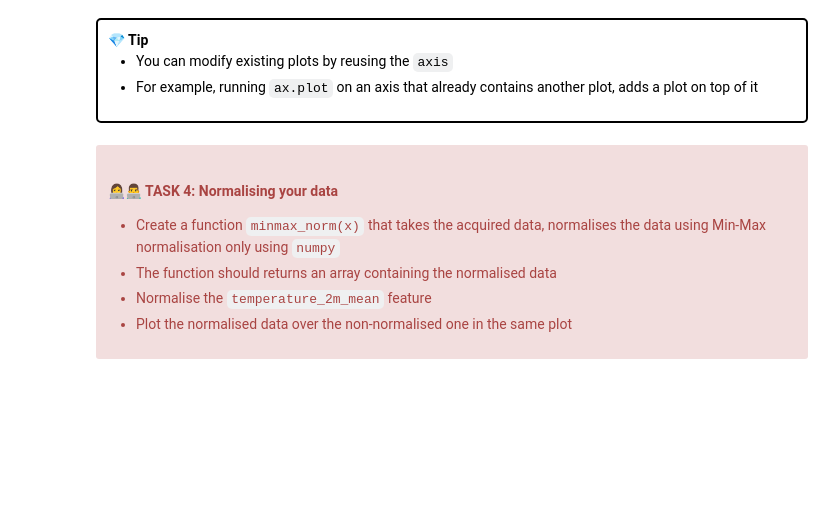
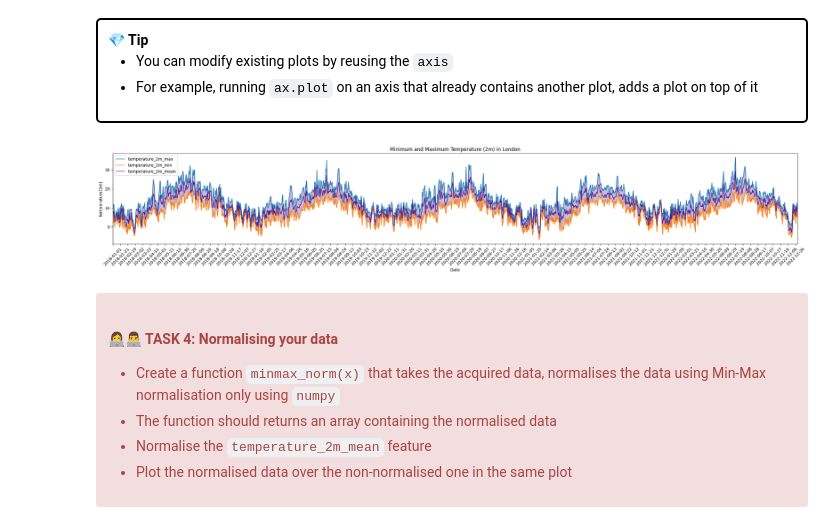
Before and after one commit to UCL-ELEC0136-backup/3-data-processing-ZhaoyanLU23, a Jupyter notebook: 3-data-processing.ipynb, the cells around one changed output. Drawn from its saved outputs; the diff is of its cells as text; code cells hidden in the pictures; blank space fills up the shorter version.

```diff
--- a/3-data-processing.ipynb
+++ b/3-data-processing.ipynb
@@ -156,3 +244,18 @@ def lineplots(x: ArrayLike, ys: List[ArrayLike], title: str, x_label: str, y_lab
+# %%
+clr = plt.cm.Purples(0.9)
+ax.plot(time_series["time"], time_series["temperature_2m_mean"], label="temperature_2m_mean", color=clr)
+ax.fill_between(
+    time_series["time"],
+    time_series["temperature_2m_min"],
+    time_series["temperature_2m_max"],
+    alpha=0.3,
+    edgecolor=clr,
+    facecolor=clr,
+)
+ax.legend()
+fig
+# %% [output]
+[figure, added]
 # %% [markdown]
 <div class="alert alert-block alert-danger">
 <h4>👩‍💻👨‍💻 TASK 4: Normalising your data</h4>
```
Also changed, not shown: parts of 28 cells of this notebook, 1 other file.
